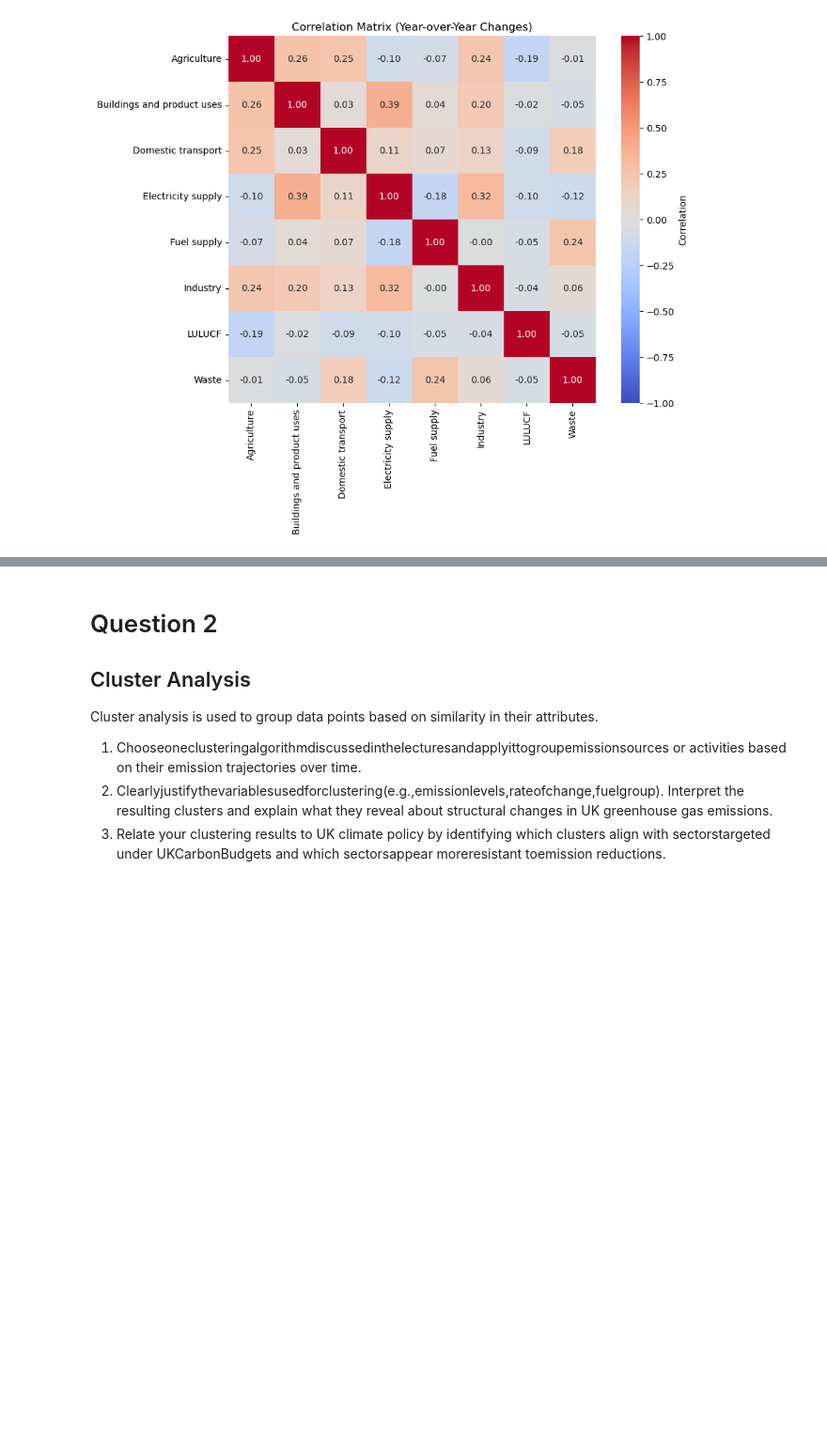
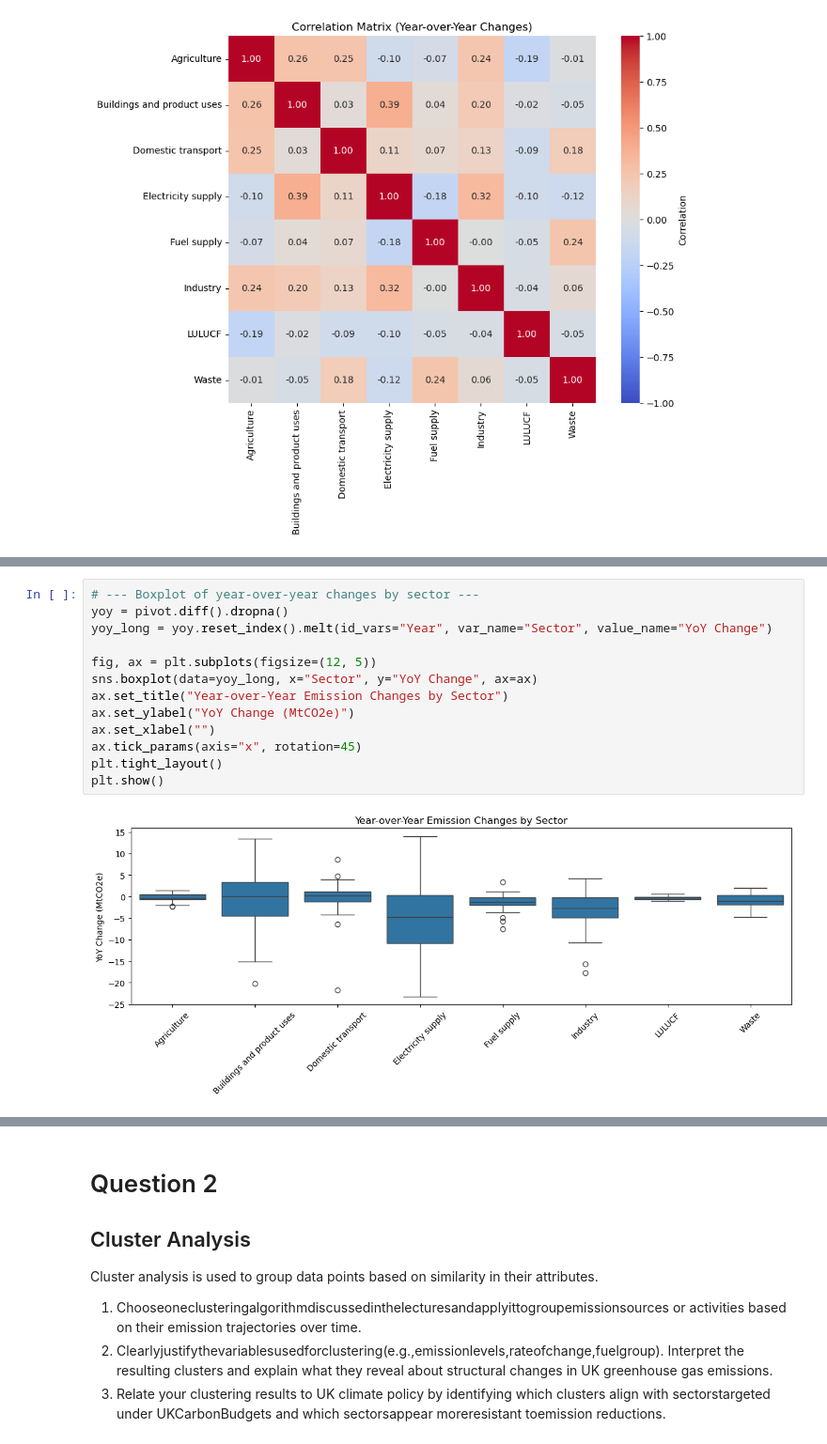
Before and after one commit to PontusNeumann/CBS-Spring26, a Jupyter notebook: alex_ml_ma1.ipynb, the cells around one changed output, grey strips where cells are left out. Shown at 94% size. Saved outputs shown, nothing was run; the diff lists cells and outputs as text; blank space fills up the shorter version.

```diff
--- a/alex_ml_ma1.ipynb
+++ b/alex_ml_ma1.ipynb
@@ -203,0 +321,15 @@ plt.show()
+# %%
+# --- Boxplot of year-over-year changes by sector ---
+yoy = pivot.diff().dropna()
+yoy_long = yoy.reset_index().melt(id_vars="Year", var_name="Sector", value_name="YoY Change")
+
+fig, ax = plt.subplots(figsize=(12, 5))
+sns.boxplot(data=yoy_long, x="Sector", y="YoY Change", ax=ax)
+ax.set_title("Year-over-Year Emission Changes by Sector")
+ax.set_ylabel("YoY Change (MtCO2e)")
+ax.set_xlabel("")
+ax.tick_params(axis="x", rotation=45)
+plt.tight_layout()
+plt.show()
+# %% [output]
+[figure, added]
```
Also changed, not shown: parts of 13 cells of this notebook, 1 other file.
